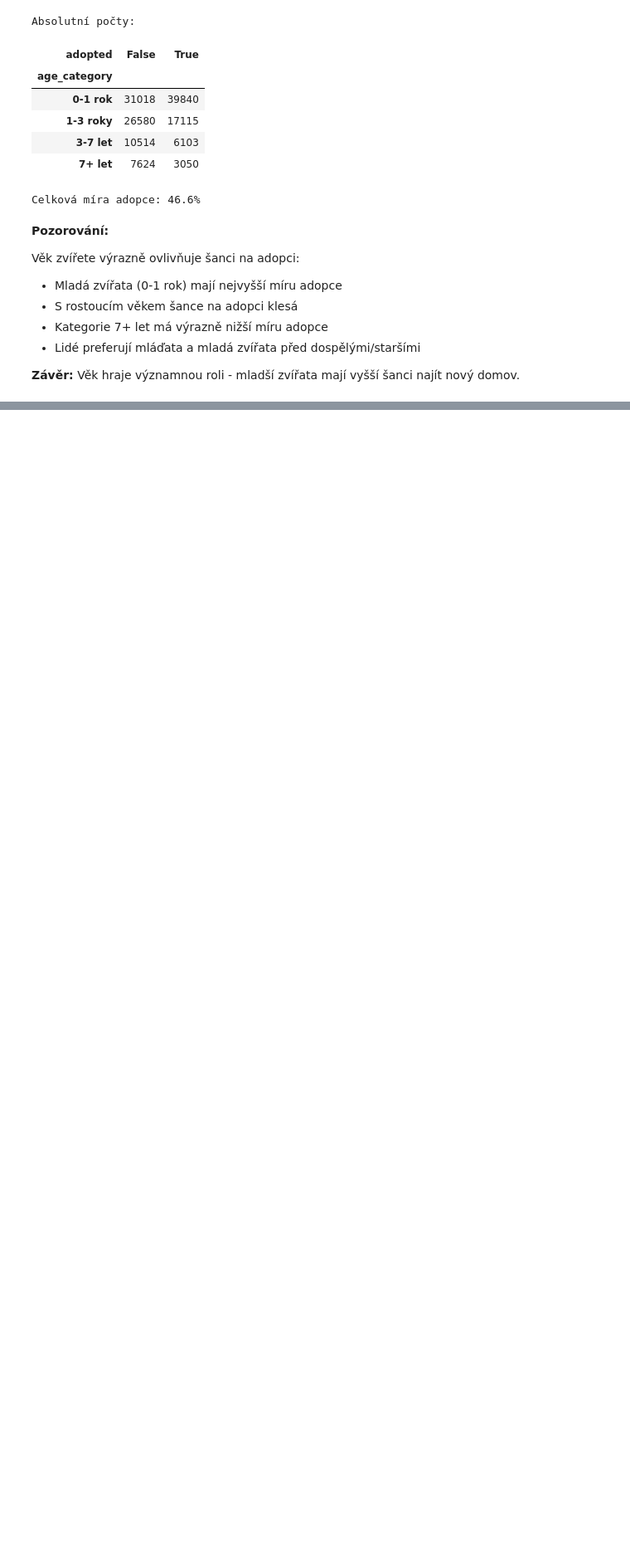
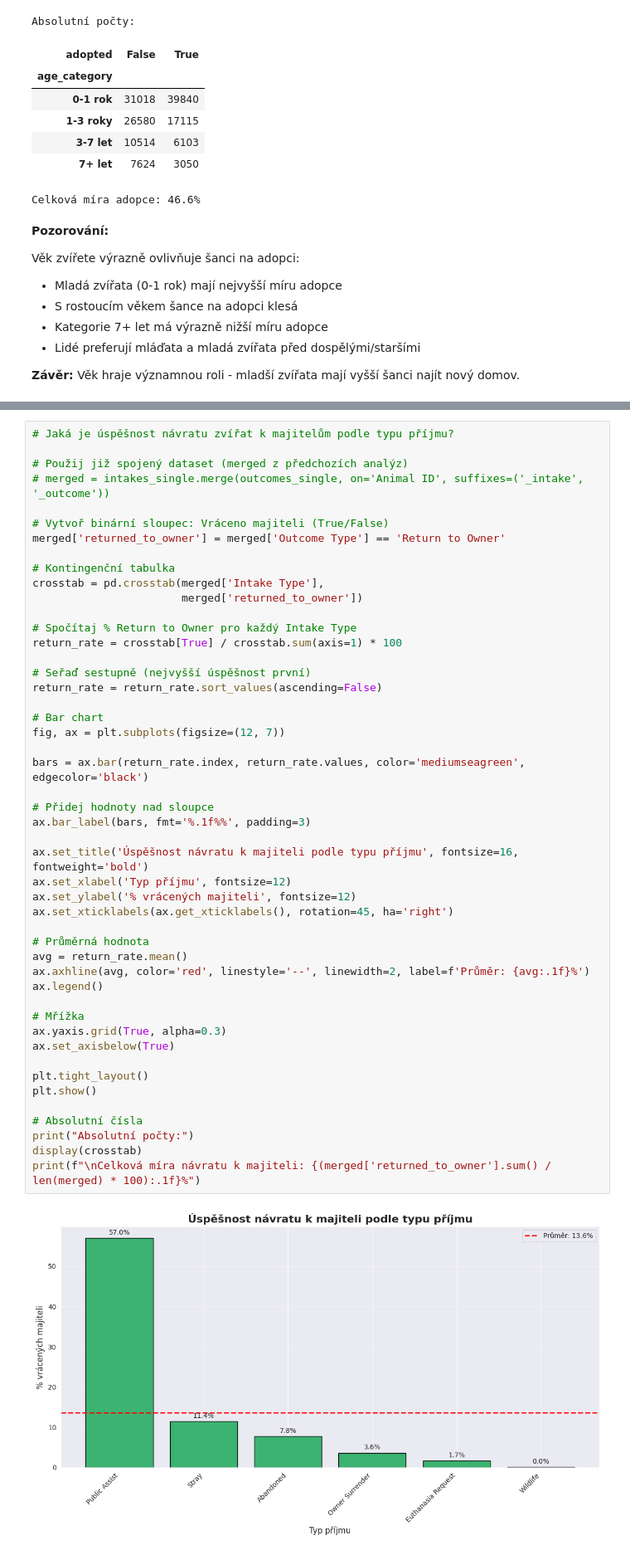
Before and after one commit to stasbebra2006/BI-VIZ, a Jupyter notebook: hms/hm01/01/hm01-prime.ipynb, the cells around one changed output, grey strips where cells are left out. Shown at 83% size. Drawn from its saved outputs; the diff is of its cells as text; blank space fills up the shorter version.

```diff
--- a/hms/hm01/01/hm01-prime.ipynb
+++ b/hms/hm01/01/hm01-prime.ipynb
@@ -1019,0 +1082,50 @@ Věk zvířete výrazně ovlivňuje šanci na adopci:
+# %%
+# Jaká je úspěšnost návratu zvířat k majitelům podle typu příjmu?
+
+# Použij již spojený dataset (merged z předchozích analýz)
+# merged = intakes_single.merge(outcomes_single, on='Animal ID', suffixes=('_intake', '_outcome'))
+
+# Vytvoř binární sloupec: Vráceno majiteli (True/False)
+merged['returned_to_owner'] = merged['Outcome Type'] == 'Return to Owner'
+
+# Kontingenční tabulka
+crosstab = pd.crosstab(merged['Intake Type'],
+                       merged['returned_to_owner'])
+
+# Spočítaj % Return to Owner pro každý Intake Type
+return_rate = crosstab[True] / crosstab.sum(axis=1) * 100
+
+# Seřaď sestupně (nejvyšší úspěšnost první)
+return_rate = return_rate.sort_values(ascending=False)
+
+# Bar chart
+fig, ax = plt.subplots(figsize=(12, 7))
+
+bars = ax.bar(return_rate.index, return_rate.values, color='mediumseagreen', edgecolor='black')
+
+# Přidej hodnoty nad sloupce
+ax.bar_label(bars, fmt='%.1f%%', padding=3)
+
+ax.set_title('Úspěšnost návratu k majiteli podle typu příjmu', fontsize=16, fontweight='bold')
+ax.set_xlabel('Typ příjmu', fontsize=12)
+ax.set_ylabel('% vrácených majiteli', fontsize=12)
+ax.set_xticklabels(ax.get_xticklabels(), rotation=45, ha='right')
+
+# Průměrná hodnota
+avg = return_rate.mean()
+ax.axhline(avg, color='red', linestyle='--', linewidth=2, label=f'Průměr: {avg:.1f}%')
+ax.legend()
+
+# Mřížka
+ax.yaxis.grid(True, alpha=0.3)
+ax.set_axisbelow(True)
+
+plt.tight_layout()
+plt.show()
+
+# Absolutní čísla
+print("Absolutní počty:")
+display(crosstab)
+print(f"\nCelková míra návratu k majiteli: {(merged['returned_to_owner'].sum() / len(merged) * 100):.1f}%")
+# %% [output]
+[figure, added]
```
Also changed, not shown: parts of 10 cells of this notebook.
